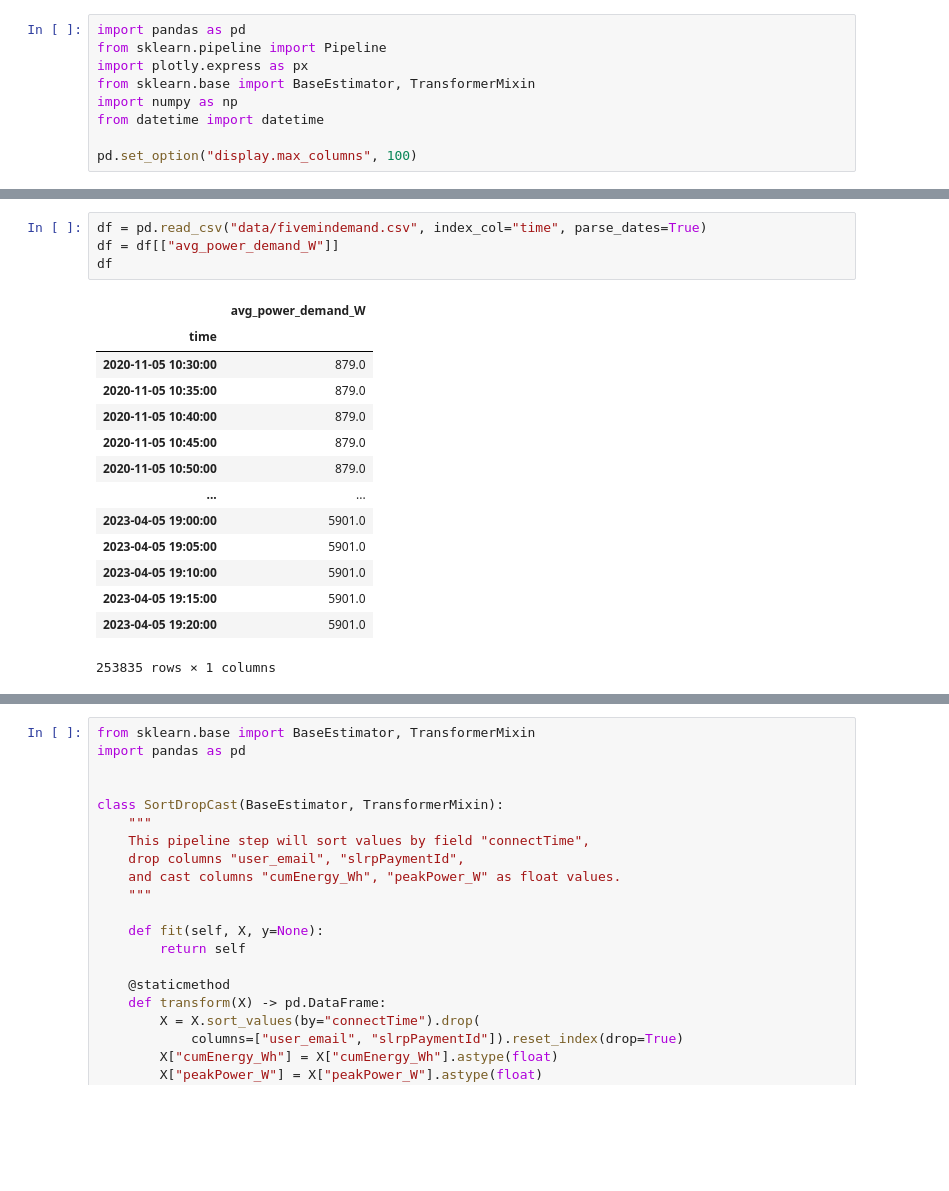
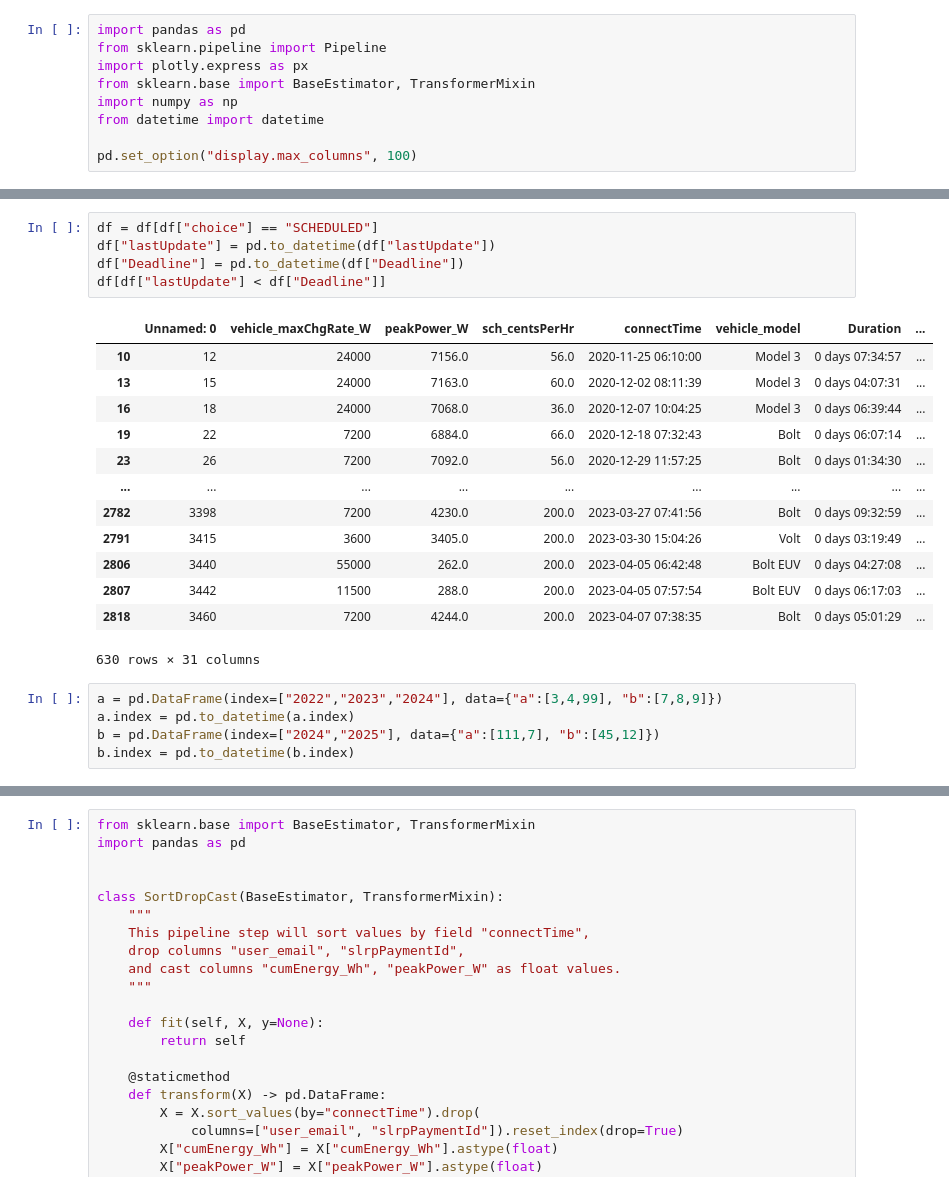
Before and after one commit to winston-edwin-chiong/slrpEV-data-dashboard, a Jupyter notebook: SessionLvlVIz.ipynb, the cells around one changed output, grey strips where cells are left out. Drawn from its saved outputs; the diff is of its cells as text; blank space fills up the shorter version.

```diff
--- a/SessionLvlVIz.ipynb
+++ b/SessionLvlVIz.ipynb
@@ -10,19 +27,24 @@ pd.set_option("display.max_columns", 100)
+# %%
+df = df[df["choice"] == "SCHEDULED"]
+df["lastUpdate"] = pd.to_datetime(df["lastUpdate"])
+df["Deadline"] = pd.to_datetime(df["Deadline"])
+df[df["lastUpdate"] < df["Deadline"]]
+# %% [output]
+|  | Unnamed: 0 | vehicle_maxChgRate_W | peakPower_W | sch_centsPerHr | connectTime | vehicle_model | Duration | ... |
+| 10 | 12 | 24000 | 7156.0 | 56.0 | 2020-11-25 06:10:00 | Model 3 | 0 days 07:34:57 | ... |
+| 13 | 15 | 24000 | 7163.0 | 60.0 | 2020-12-02 08:11:39 | Model 3 | 0 days 04:07:31 | ... |
+| 16 | 18 | 24000 | 7068.0 | 36.0 | 2020-12-07 10:04:25 | Model 3 | 0 days 06:39:44 | ... |
+| 19 | 22 | 7200 | 6884.0 | 66.0 | 2020-12-18 07:32:43 | Bolt | 0 days 06:07:14 | ... |
+| 23 | 26 | 7200 | 7092.0 | 56.0 | 2020-12-29 11:57:25 | Bolt | 0 days 01:34:30 | ... |
+| ... | ... | ... | ... | ... | ... | ... | ... | ... |
+| 2782 | 3398 | 7200 | 4230.0 | 200.0 | 2023-03-27 07:41:56 | Bolt | 0 days 09:32:59 | ... |
+| 2791 | 3415 | 3600 | 3405.0 | 200.0 | 2023-03-30 15:04:26 | Volt | 0 days 03:19:49 | ... |
+| 2806 | 3440 | 55000 | 262.0 | 200.0 | 2023-04-05 06:42:48 | Bolt EUV | 0 days 04:27:08 | ... |
+| 2807 | 3442 | 11500 | 288.0 | 200.0 | 2023-04-05 07:57:54 | Bolt EUV | 0 days 06:17:03 | ... |
+| 2818 | 3460 | 7200 | 4244.0 | 200.0 | 2023-04-07 07:38:35 | Bolt | 0 days 05:01:29 | ... |
+630 rows × 31 columns
 # %%
-df = pd.read_csv("data/fivemindemand.csv", index_col="time", parse_dates=True)
-df = df[["avg_power_demand_W"]]
-df
+a = pd.DataFrame(index=["2022","2023","2024"], data={"a":[3,4,99], "b":[7,8,9]})
+a.index = pd.to_datetime(a.index)
+b = pd.DataFrame(index=["2024","2025"], data={"a":[111,7], "b":[45,12]})
+b.index = pd.to_datetime(b.index)
-# %% [output]
-|  | avg_power_demand_W |
-| time |  |
-| 2020-11-05 10:30:00 | 879.0 |
-| 2020-11-05 10:35:00 | 879.0 |
-| 2020-11-05 10:40:00 | 879.0 |
-| 2020-11-05 10:45:00 | 879.0 |
-| 2020-11-05 10:50:00 | 879.0 |
-| ... | ... |
-| 2023-04-05 19:00:00 | 5901.0 |
-| 2023-04-05 19:05:00 | 5901.0 |
-| 2023-04-05 19:10:00 | 5901.0 |
-| 2023-04-05 19:15:00 | 5901.0 |
-| 2023-04-05 19:20:00 | 5901.0 |
-253835 rows × 1 columns
```
Also changed, not shown: parts of 8 cells of this notebook, 5 other files.
